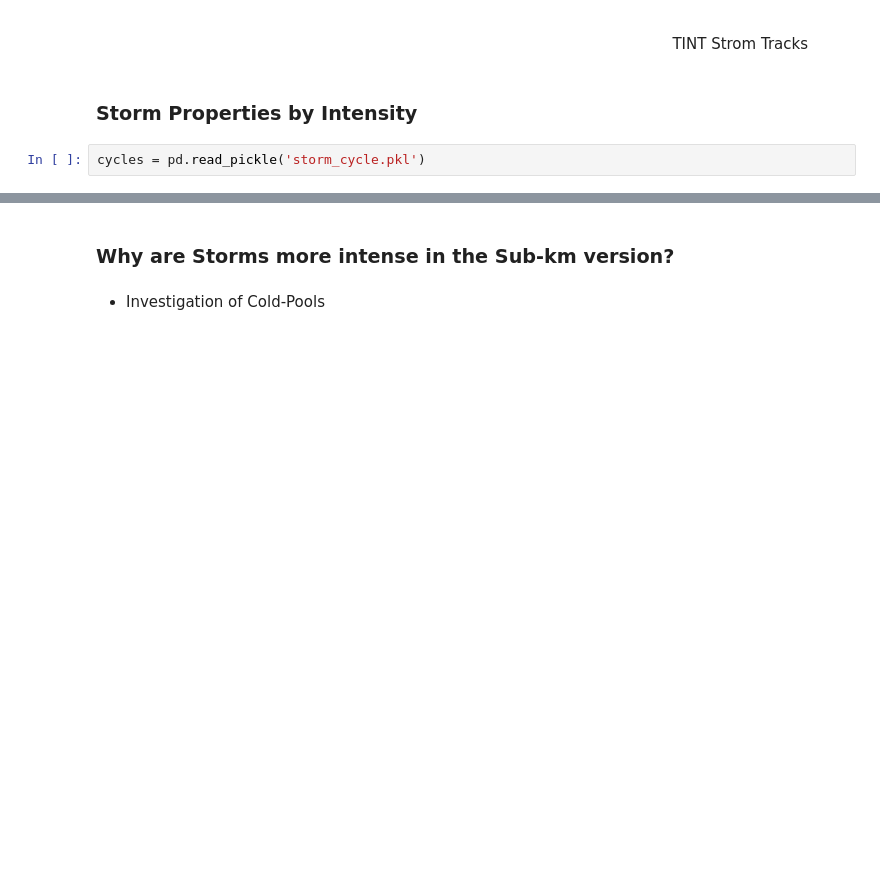
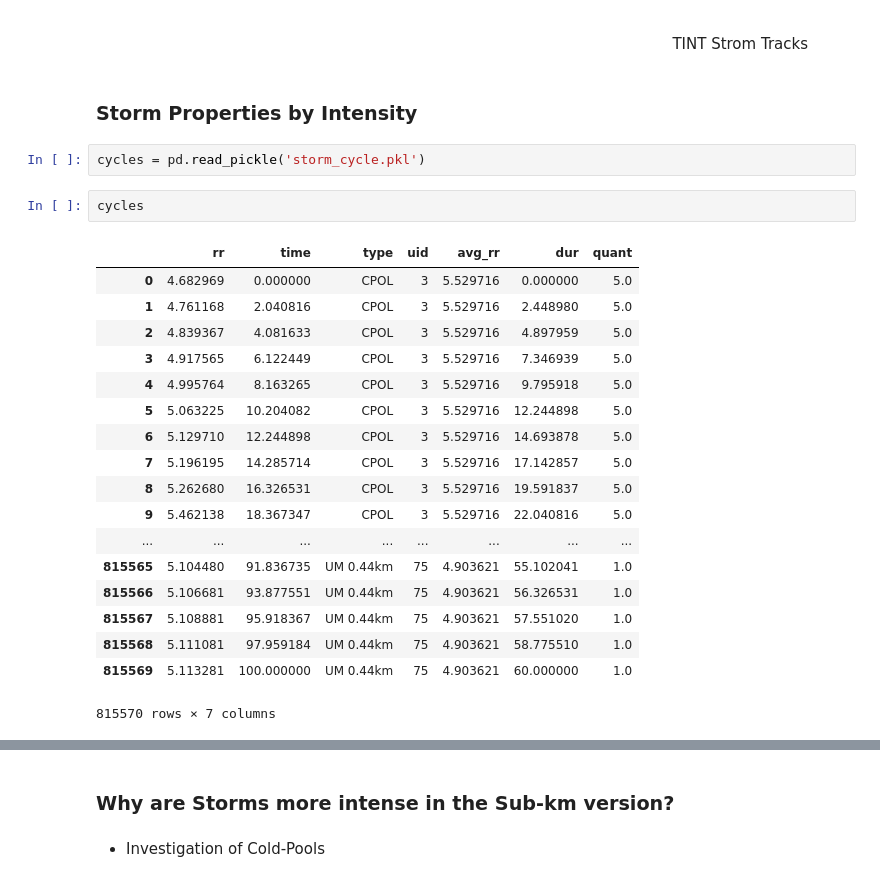
Before and after one commit to antarcticrainforest/RainfallExtremes, a Jupyter notebook: slides/Tiwi_isalnds.ipynb, the cells around one changed output, grey strips where cells are left out. Cells and saved outputs as stored; diff of their text form; blank space fills up the shorter version.

```diff
--- a/slides/Tiwi_isalnds.ipynb
+++ b/slides/Tiwi_isalnds.ipynb
@@ -347,4 +348,25 @@ display(mapplot)
 ### Storm Properties by Intensity
 # %%
 cycles = pd.read_pickle('storm_cycle.pkl')
+# %%
+cycles
+# %% [output]
+|  | rr | time | type | uid | avg_rr | dur | quant |
+| 0 | 4.682969 | 0.000000 | CPOL | 3 | 5.529716 | 0.000000 | 5.0 |
+| 1 | 4.761168 | 2.040816 | CPOL | 3 | 5.529716 | 2.448980 | 5.0 |
+| 2 | 4.839367 | 4.081633 | CPOL | 3 | 5.529716 | 4.897959 | 5.0 |
+| 3 | 4.917565 | 6.122449 | CPOL | 3 | 5.529716 | 7.346939 | 5.0 |
+| 4 | 4.995764 | 8.163265 | CPOL | 3 | 5.529716 | 9.795918 | 5.0 |
+| 5 | 5.063225 | 10.204082 | CPOL | 3 | 5.529716 | 12.244898 | 5.0 |
+| 6 | 5.129710 | 12.244898 | CPOL | 3 | 5.529716 | 14.693878 | 5.0 |
+| 7 | 5.196195 | 14.285714 | CPOL | 3 | 5.529716 | 17.142857 | 5.0 |
+| 8 | 5.262680 | 16.326531 | CPOL | 3 | 5.529716 | 19.591837 | 5.0 |
+| 9 | 5.462138 | 18.367347 | CPOL | 3 | 5.529716 | 22.040816 | 5.0 |
+| ... | ... | ... | ... | ... | ... | ... | ... |
+| 815565 | 5.104480 | 91.836735 | UM 0.44km | 75 | 4.903621 | 55.102041 | 1.0 |
+| 815566 | 5.106681 | 93.877551 | UM 0.44km | 75 | 4.903621 | 56.326531 | 1.0 |
+| 815567 | 5.108881 | 95.918367 | UM 0.44km | 75 | 4.903621 | 57.551020 | 1.0 |
+| 815568 | 5.111081 | 97.959184 | UM 0.44km | 75 | 4.903621 | 58.775510 | 1.0 |
+| 815569 | 5.113281 | 100.000000 | UM 0.44km | 75 | 4.903621 | 60.000000 | 1.0 |
+815570 rows × 7 columns
 # %%
```
Also changed, not shown: parts of 2 cells of this notebook, 13 other files.
